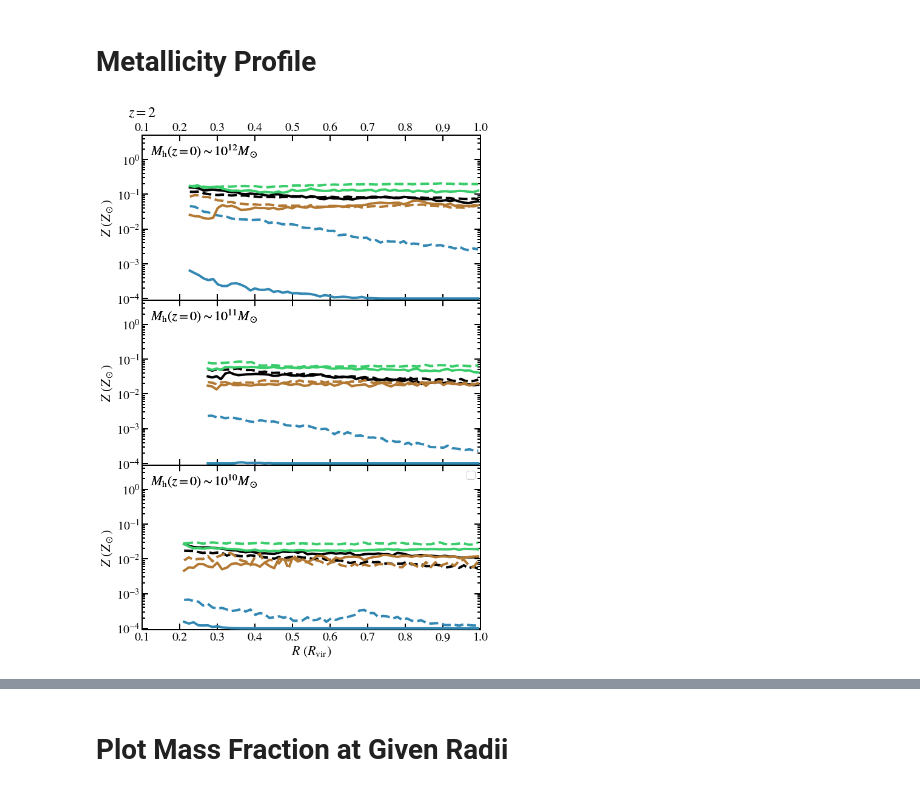
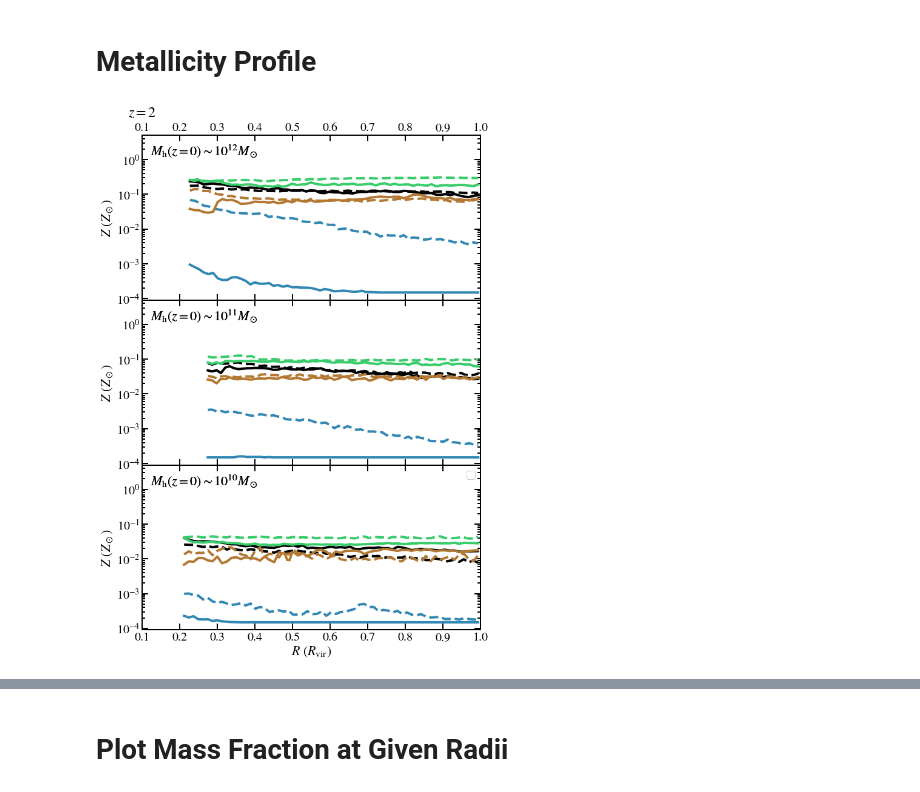
Before and after one commit to zhafen/CGM_origin_analysis, a Jupyter notebook: multi_sim_analysis/radial_profile.ipynb, the cells around one changed output, grey strips where cells are left out. Cells and saved outputs as stored; diff of their text form; code cells hidden in the pictures.

Commit message:
Metallicity plot changes.

```diff
--- a/multi_sim_analysis/radial_profile.ipynb
+++ b/multi_sim_analysis/radial_profile.ipynb
@@ -131,7 +131,7 @@ for classification in classification_list:
     )
 
     metallicities[classification] = w_set.data_object.get_selected_data(
-        'Z',
+        'Z_asplund',
         sl = (slice(None),ind),
         classification = classification,
     )
@@ -533,7 +533,7 @@ for j, mass_bin in enumerate( mass_bins ):
             }
             med, low_p, high_p, bin_edges = w_plotter.statistic_and_interval(
                 'R',
-                'Z',
+                'Z_asplund',
                 statistic = statistics[classification=='is_in_CGM'],
                 x_data = np.concatenate( radii_bin.array() ),
                 y_data = np.concatenate( metallicities_bin.array() ),
@@ -603,34 +603,34 @@ for j, mass_bin in enumerate( mass_bins ):
         if classification == 'is_CGM_EP':
             # Reorder labels and preserve to slap them on the last plot
             handles, labels = ax.get_legend_handles_labels()
             for i, gamma in enumerate( gammas ):
                 handles.append( handles[1] )
                 labels.append( labels[1] )
                 handles.remove( handles[1] )
                 labels.remove( labels[1] )
         if ax.is_last_row():
             loc = {
                 465: None,
                 172: 'upper left',
             }
             ax.legend(
                 handles,
                 labels,
                 prop = { 'size': 18 },
 #                 loc = loc[snum],
 #                 ncol = ncol[snum],
                 framealpha = 1.,
             )
 
 # Save the File
 save_file = 'CGM_met_profile_snum{}.pdf'.format( snum )
 # plotting.save_fig(
 #     out_dir = file_manager.get_project_figure_dir(),
 #     save_file = save_file,
 #     fig = fig,
 # )
 # %% [output]
-[figure, old version]
+[figure, new version]
 # %%
 n_cols = 4
 
```
Also changed, not shown: parts of 2 cells of this notebook, 3 other files.
